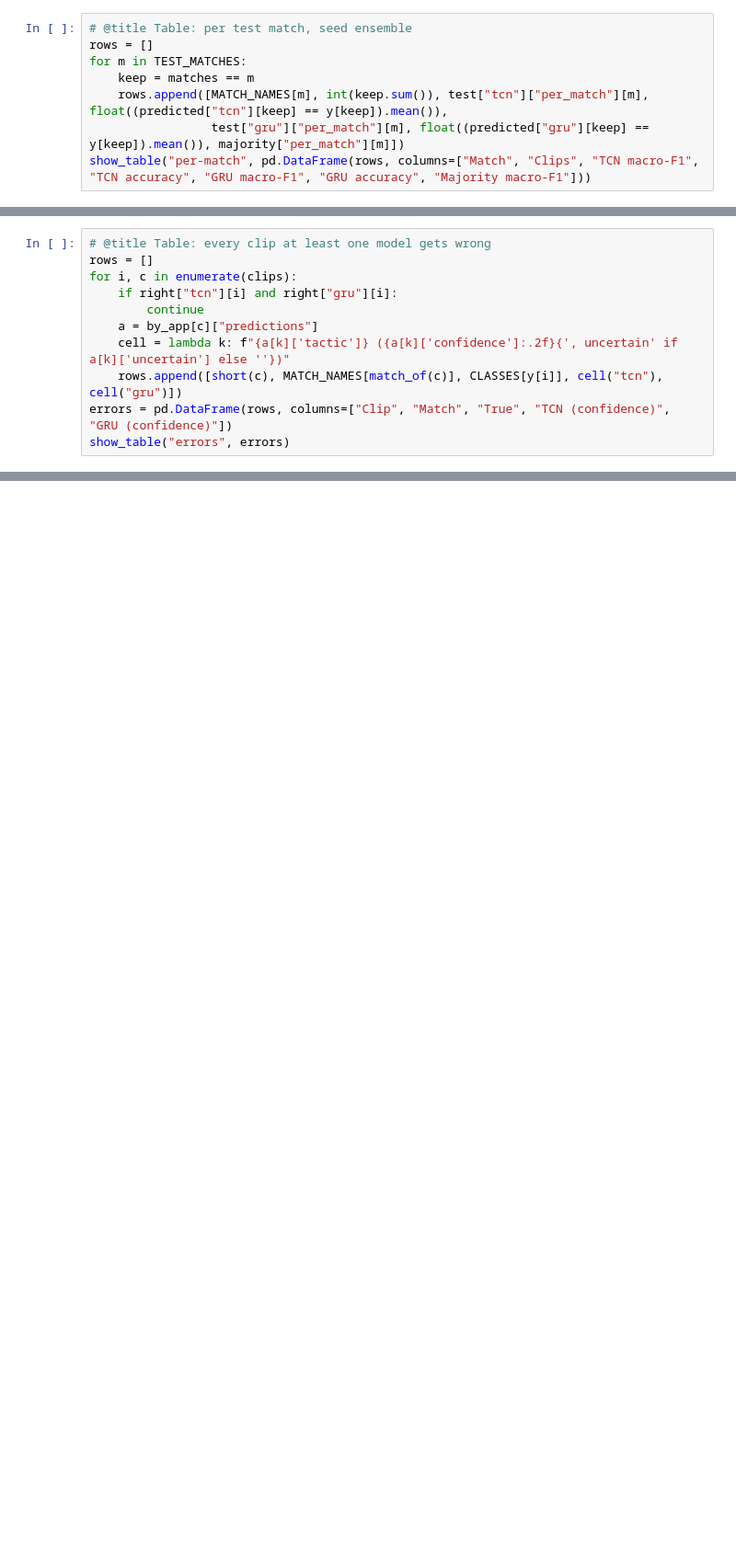
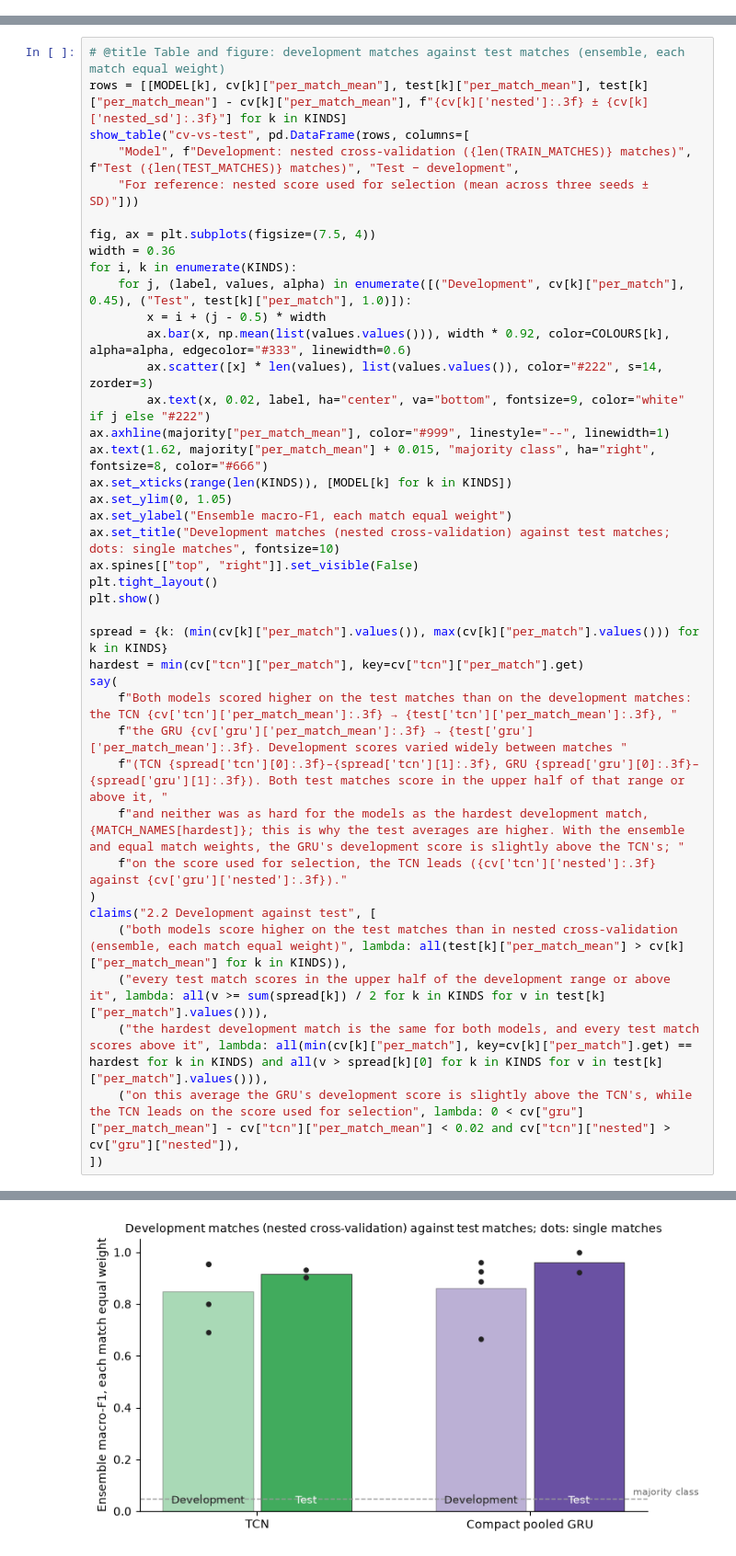
Before and after one commit to FraggyVz/CV-DL, a Jupyter notebook: notebooks/tactic-final-test.ipynb, the cells around one changed output, grey strips where cells are left out. Shown at 92% size. Saved outputs shown, nothing was run; the diff lists cells and outputs as text; blank space fills up the shorter version.

Commit message:
Restructure the final test notebook into sections and questions

```diff
--- a/notebooks/tactic-final-test.ipynb
+++ b/notebooks/tactic-final-test.ipynb
@@ -376,8 +0,0 @@ show_table("per-tactic", pd.DataFrame(rows, columns=["Tactic", "Test clips", "TC
-# %%
-# @title Table: per test match, seed ensemble
-rows = []
-for m in TEST_MATCHES:
-    keep = matches == m
-    rows.append([MATCH_NAMES[m], int(keep.sum()), test["tcn"]["per_match"][m], float((predicted["tcn"][keep] == y[keep]).mean()),
-                 test["gru"]["per_match"][m], float((predicted["gru"][keep] == y[keep]).mean()), majority["per_match"][m]])
-show_table("per-match", pd.DataFrame(rows, columns=["Match", "Clips", "TCN macro-F1", "TCN accuracy", "GRU macro-F1", "GRU accuracy", "Majority macro-F1"]))
@@ -443,11 +0,0 @@ show_table("agreement", pd.DataFrame(rows, columns=["The two models give", "Clip
-# %%
-# @title Table: every clip at least one model gets wrong
-rows = []
-for i, c in enumerate(clips):
-    if right["tcn"][i] and right["gru"][i]:
-        continue
-    a = by_app[c]["predictions"]
-    cell = lambda k: f"{a[k]['tactic']} ({a[k]['confidence']:.2f}{', uncertain' if a[k]['uncertain'] else ''})"
-    rows.append([short(c), MATCH_NAMES[match_of(c)], CLASSES[y[i]], cell("tcn"), cell("gru")])
-errors = pd.DataFrame(rows, columns=["Clip", "Match", "True", "TCN (confidence)", "GRU (confidence)"])
-show_table("errors", errors)
@@ -551,0 +364,41 @@ Test manifest checked by the test run: SHA-256 `c50a94f484430d90…`. Notebook k
+# %%
+# @title Table and figure: development matches against test matches (ensemble, each match equal weight)
+rows = [[MODEL[k], cv[k]["per_match_mean"], test[k]["per_match_mean"], test[k]["per_match_mean"] - cv[k]["per_match_mean"], f"{cv[k]['nested']:.3f} ± {cv[k]['nested_sd']:.3f}"] for k in KINDS]
+show_table("cv-vs-test", pd.DataFrame(rows, columns=[
+    "Model", f"Development: nested cross-validation ({len(TRAIN_MATCHES)} matches)", f"Test ({len(TEST_MATCHES)} matches)", "Test − development",
+    "For reference: nested score used for selection (mean across three seeds ± SD)"]))
+
+fig, ax = plt.subplots(figsize=(7.5, 4))
+width = 0.36
+for i, k in enumerate(KINDS):
+    for j, (label, values, alpha) in enumerate([("Development", cv[k]["per_match"], 0.45), ("Test", test[k]["per_match"], 1.0)]):
+        x = i + (j - 0.5) * width
+        ax.bar(x, np.mean(list(values.values())), width * 0.92, color=COLOURS[k], alpha=alpha, edgecolor="#333", linewidth=0.6)
+        ax.scatter([x] * len(values), list(values.values()), color="#222", s=14, zorder=3)
+        ax.text(x, 0.02, label, ha="center", va="bottom", fontsize=9, color="white" if j else "#222")
+ax.axhline(majority["per_match_mean"], color="#999", linestyle="--", linewidth=1)
+ax.text(1.62, majority["per_match_mean"] + 0.015, "majority class", ha="right", fontsize=8, color="#666")
+ax.set_xticks(range(len(KINDS)), [MODEL[k] for k in KINDS])
+ax.set_ylim(0, 1.05)
+ax.set_ylabel("Ensemble macro-F1, each match equal weight")
+ax.set_title("Development matches (nested cross-validation) against test matches; dots: single matches", fontsize=10)
+ax.spines[["top", "right"]].set_visible(False)
+plt.tight_layout()
+plt.show()
+
+spread = {k: (min(cv[k]["per_match"].values()), max(cv[k]["per_match"].values())) for k in KINDS}
+hardest = min(cv["tcn"]["per_match"], key=cv["tcn"]["per_match"].get)
+say(
+    f"Both models scored higher on the test matches than on the development matches: the TCN {cv['tcn']['per_match_mean']:.3f} → {test['tcn']['per_match_mean']:.3f}, "
+    f"the GRU {cv['gru']['per_match_mean']:.3f} → {test['gru']['per_match_mean']:.3f}. Development scores varied widely between matches "
+    f"(TCN {spread['tcn'][0]:.3f}–{spread['tcn'][1]:.3f}, GRU {spread['gru'][0]:.3f}–{spread['gru'][1]:.3f}). Both test matches score in the upper half of that range or above it, "
+    f"and neither was as hard for the models as the hardest development match, {MATCH_NAMES[hardest]}; this is why the test averages are higher. With the ensemble and equal match weights, the GRU's development score is slightly above the TCN's; "
+    f"on the score used for selection, the TCN leads ({cv['tcn']['nested']:.3f} against {cv['gru']['nested']:.3f})."
+)
+claims("2.2 Development against test", [
+    ("both models score higher on the test matches than in nested cross-validation (ensemble, each match equal weight)", lambda: all(test[k]["per_match_mean"] > cv[k]["per_match_mean"] for k in KINDS)),
+    ("every test match scores in the upper half of the development range or above it", lambda: all(v >= sum(spread[k]) / 2 for k in KINDS for v in test[k]["per_match"].values())),
+    ("the hardest development match is the same for both models, and every test match scores above it", lambda: all(min(cv[k]["per_match"], key=cv[k]["per_match"].get) == hardest for k in KINDS) and all(v > spread[k][0] for k in KINDS for v in test[k]["per_match"].values())),
+    ("on this average the GRU's development score is slightly above the TCN's, while the TCN leads on the score used for selection", lambda: 0 < cv["gru"]["per_match_mean"] - cv["tcn"]["per_match_mean"] < 0.02 and cv["tcn"]["nested"] > cv["gru"]["nested"]),
+])
+# %% [output]
@@ -551,0 +408 @@ Test manifest checked by the test run: SHA-256 `c50a94f484430d90…`. Notebook k
+[figure, added]
```
Also changed, not shown: parts of 58 cells of this notebook.
